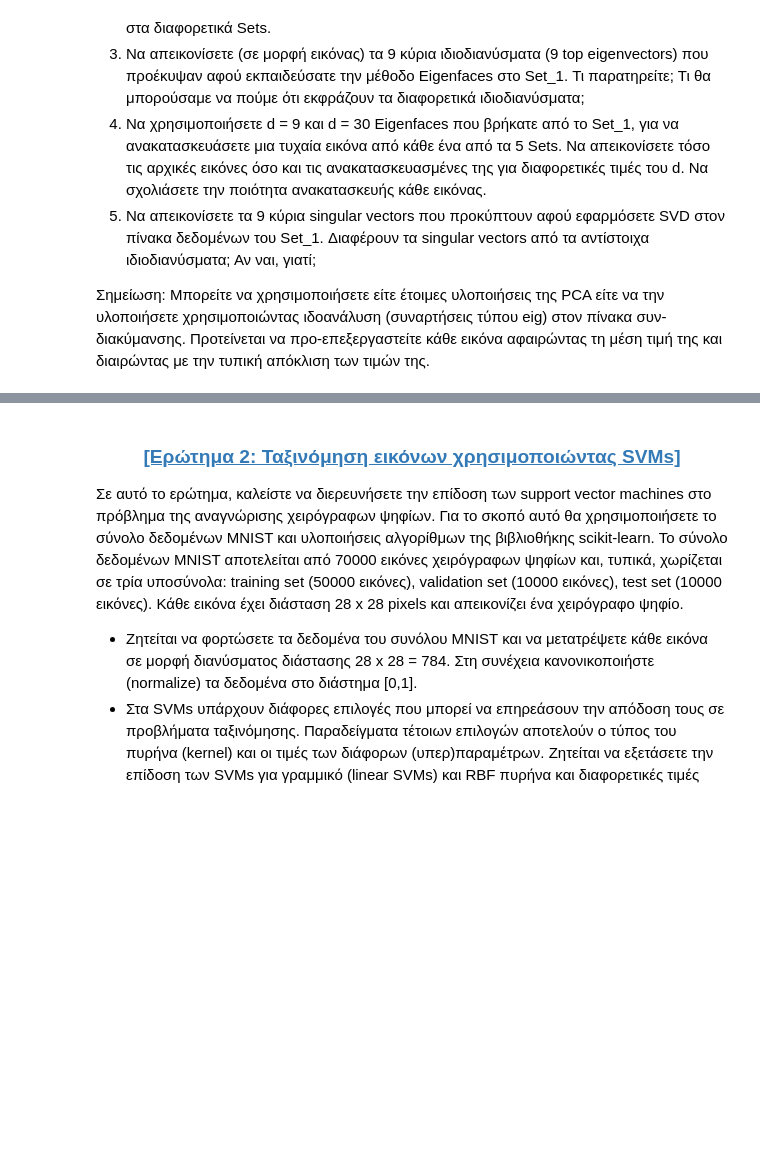
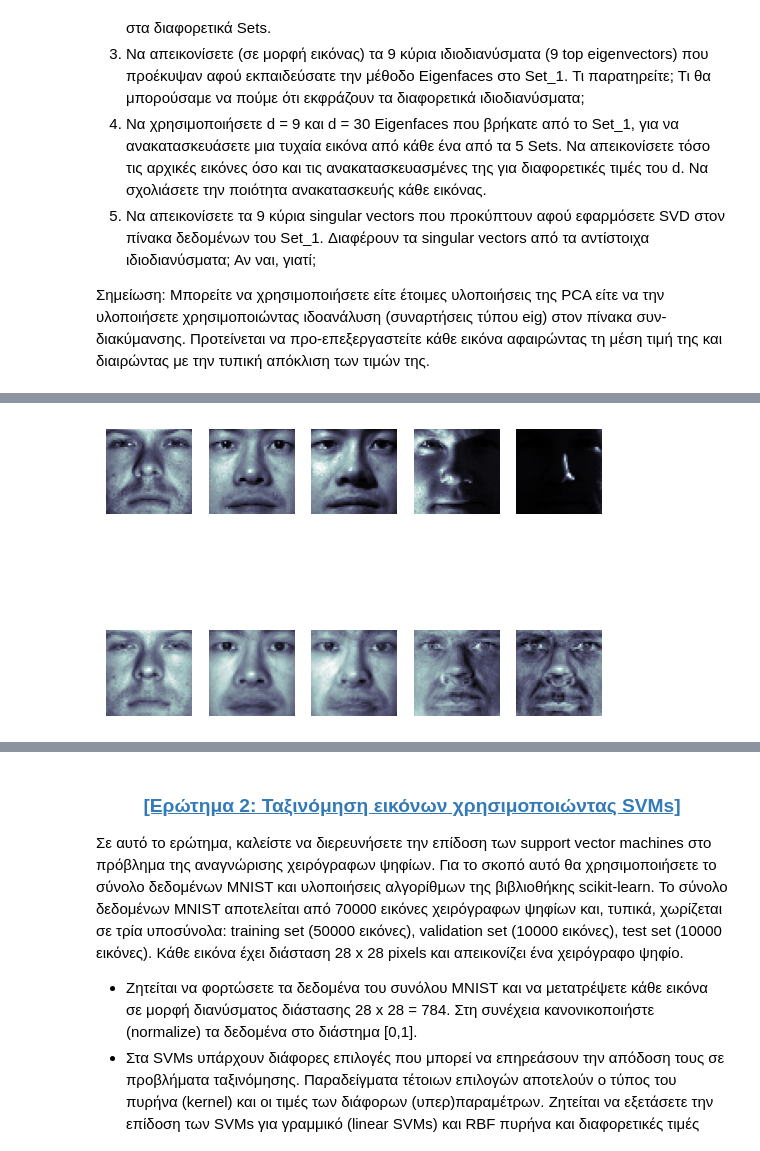
Before and after one commit to UpTheShipCreek/Machine_Learning_2, a Jupyter notebook: Panagiotopoulos_1115201700113.ipynb, the cells around one changed output, grey strips where cells are left out. Cells and saved outputs as stored; diff of their text form; code cells hidden in the pictures; blank space fills up the shorter version.

```diff
--- a/Panagiotopoulos_1115201700113.ipynb
+++ b/Panagiotopoulos_1115201700113.ipynb
@@ -166,3 +173,35 @@ plt.show()
+# %%
+#4)Να χρησιμοποιήσετε d = 9 και d = 30 Eigenfaces που βρήκατε από το Set_1
+import random
+import matplotlib.pyplot as plt
+
+#d = 9
+for i in range(1,6):
+    #loading an image from every set
+    X,labels = loadimages(path,i)
+    start, end = sets[i]
+    upto = end + 1 - start
+    #Getting the correct range for the random image
+    rand = random.sample(range(start, end+1), 1)
+    #Extracting the random face
+    random_face = X[:, rand[0]]
+    #Getting the face ready
+    random_face_vector = random_face.flatten()
+    normalized_face_vector = random_face_vector - mean9
+    weights = np.dot(normalized_face_vector, eigenfaces9.T)
+    #Reconstructing face
+    reconstructed_face_vector = np.dot(weights, eigenfaces9) + mean9
+    reconstructed_face = reconstructed_face_vector.reshape(50,50)
+    #Plotting Initial
+    plt.subplot(2, 5, i)
+    plt.imshow(random_face.reshape(50,50), cmap='bone')
+    plt.axis('off')
+    #Plotting Recostruction
+    plt.subplot(2, 5, i+5)
+    plt.imshow(reconstructed_face, cmap='bone')
+    plt.axis('off')
+# %% [output]
+[figure, added]
 # %%
 import random
 import matplotlib.pyplot as plt
```
Also changed, not shown: parts of 14 cells of this notebook.
